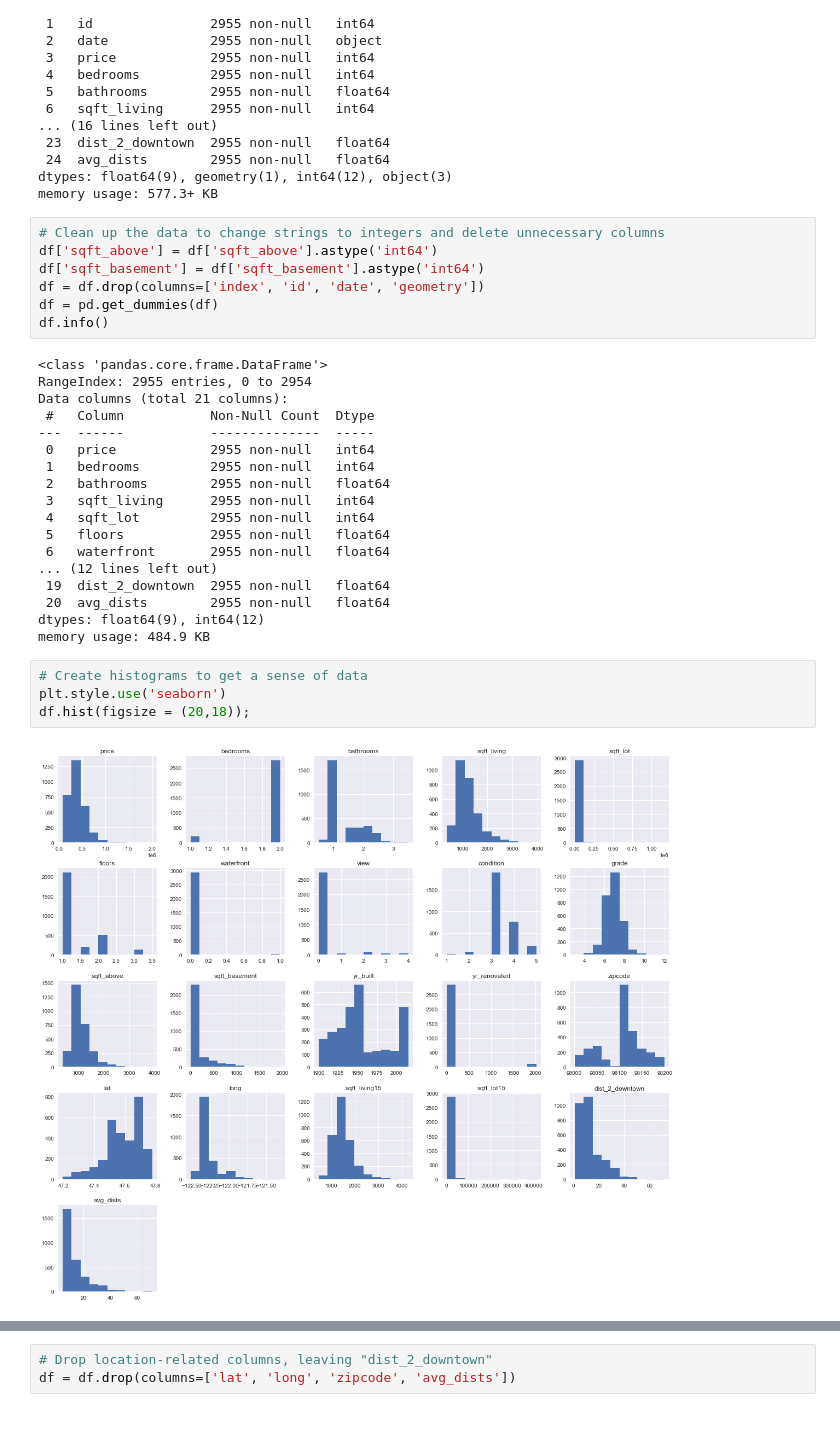
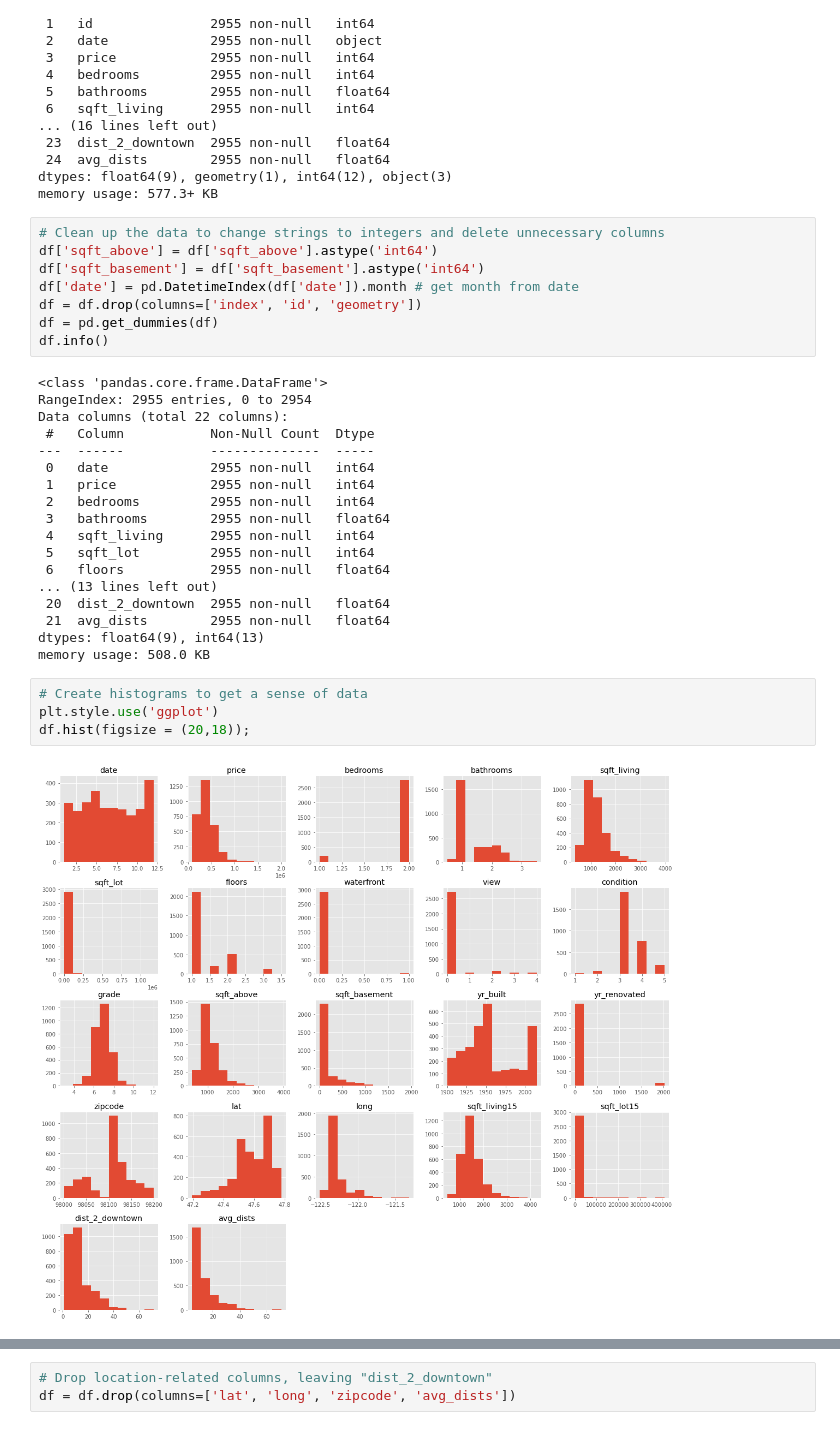
Before and after one commit to cmfritz/dsc-phase-2-project, a Jupyter notebook: analysis.ipynb, the cells around one changed output, grey strips where cells are left out. Drawn from its saved outputs; the diff is of its cells as text.

```diff
--- a/analysis.ipynb
+++ b/analysis.ipynb
@@ -45,30 +45,31 @@ memory usage: 577.3+ KB
 # Clean up the data to change strings to integers and delete unnecessary columns
 df['sqft_above'] = df['sqft_above'].astype('int64')
 df['sqft_basement'] = df['sqft_basement'].astype('int64')
-df = df.drop(columns=['index', 'id', 'date', 'geometry'])
+df['date'] = pd.DatetimeIndex(df['date']).month # get month from date
+df = df.drop(columns=['index', 'id', 'geometry'])
 df = pd.get_dummies(df)
 df.info()
 # %% [output]
 <class 'pandas.core.frame.DataFrame'>
 RangeIndex: 2955 entries, 0 to 2954
-Data columns (total 21 columns):
+Data columns (total 22 columns):
  #   Column           Non-Null Count  Dtype
 ---  ------           --------------  -----
- 0   price            2955 non-null   int64
- 1   bedrooms         2955 non-null   int64
- 2   bathrooms        2955 non-null   float64
- 3   sqft_living      2955 non-null   int64
- 4   sqft_lot         2955 non-null   int64
- 5   floors           2955 non-null   float64
- 6   waterfront       2955 non-null   float64
-... (12 lines left out)
- 19  dist_2_downtown  2955 non-null   float64
- 20  avg_dists        2955 non-null   float64
-dtypes: float64(9), int64(12)
-memory usage: 484.9 KB
+ 0   date             2955 non-null   int64
+ 1   price            2955 non-null   int64
+ 2   bedrooms         2955 non-null   int64
+ 3   bathrooms        2955 non-null   float64
+ 4   sqft_living      2955 non-null   int64
+ 5   sqft_lot         2955 non-null   int64
+ 6   floors           2955 non-null   float64
+... (13 lines left out)
+ 20  dist_2_downtown  2955 non-null   float64
+ 21  avg_dists        2955 non-null   float64
+dtypes: float64(9), int64(13)
+memory usage: 508.0 KB
 # %%
 # Create histograms to get a sense of data
-plt.style.use('seaborn')
+plt.style.use('ggplot')
 df.hist(figsize = (20,18));
 # %% [output]
-[figure, old version]
+[figure, new version]
```
Also changed, not shown: parts of 30 cells of this notebook, 4 other files.
